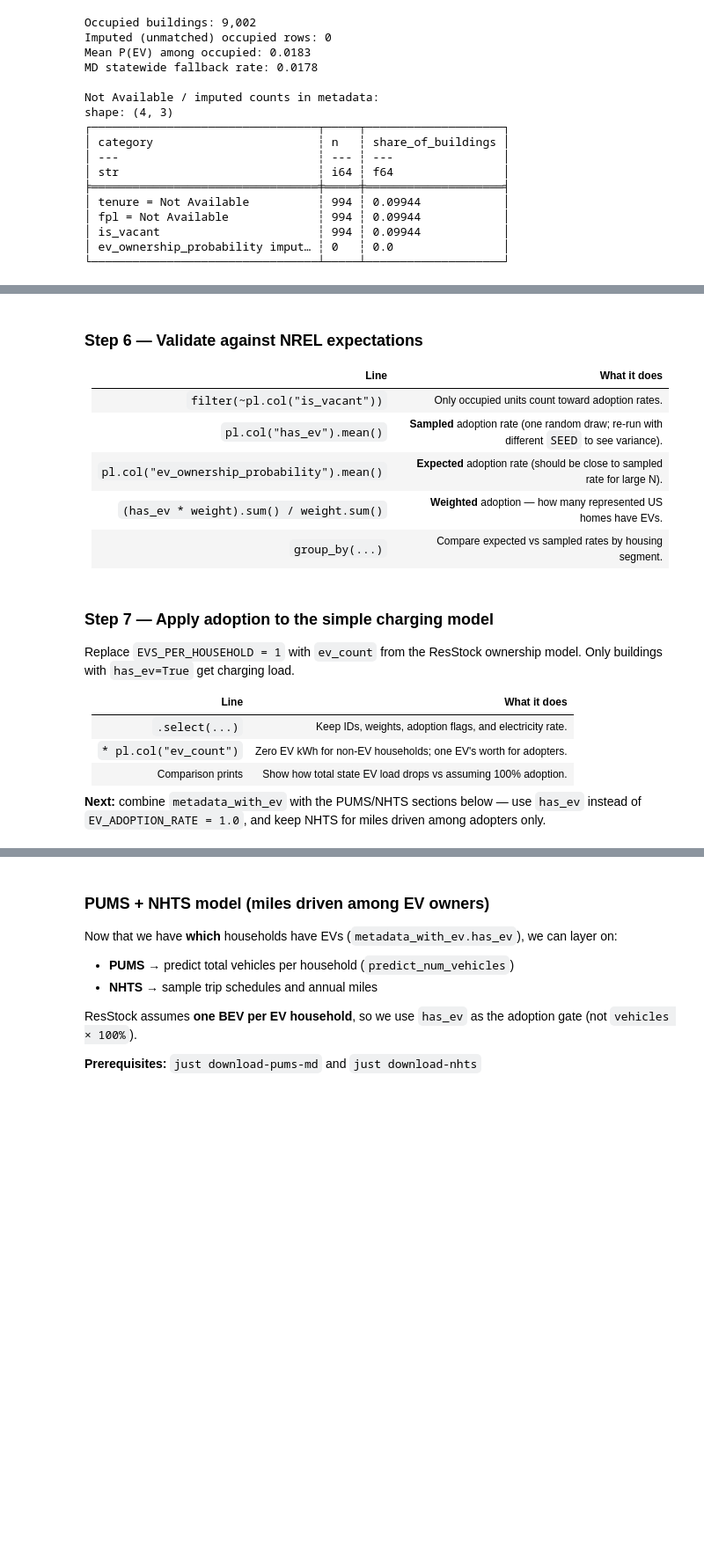
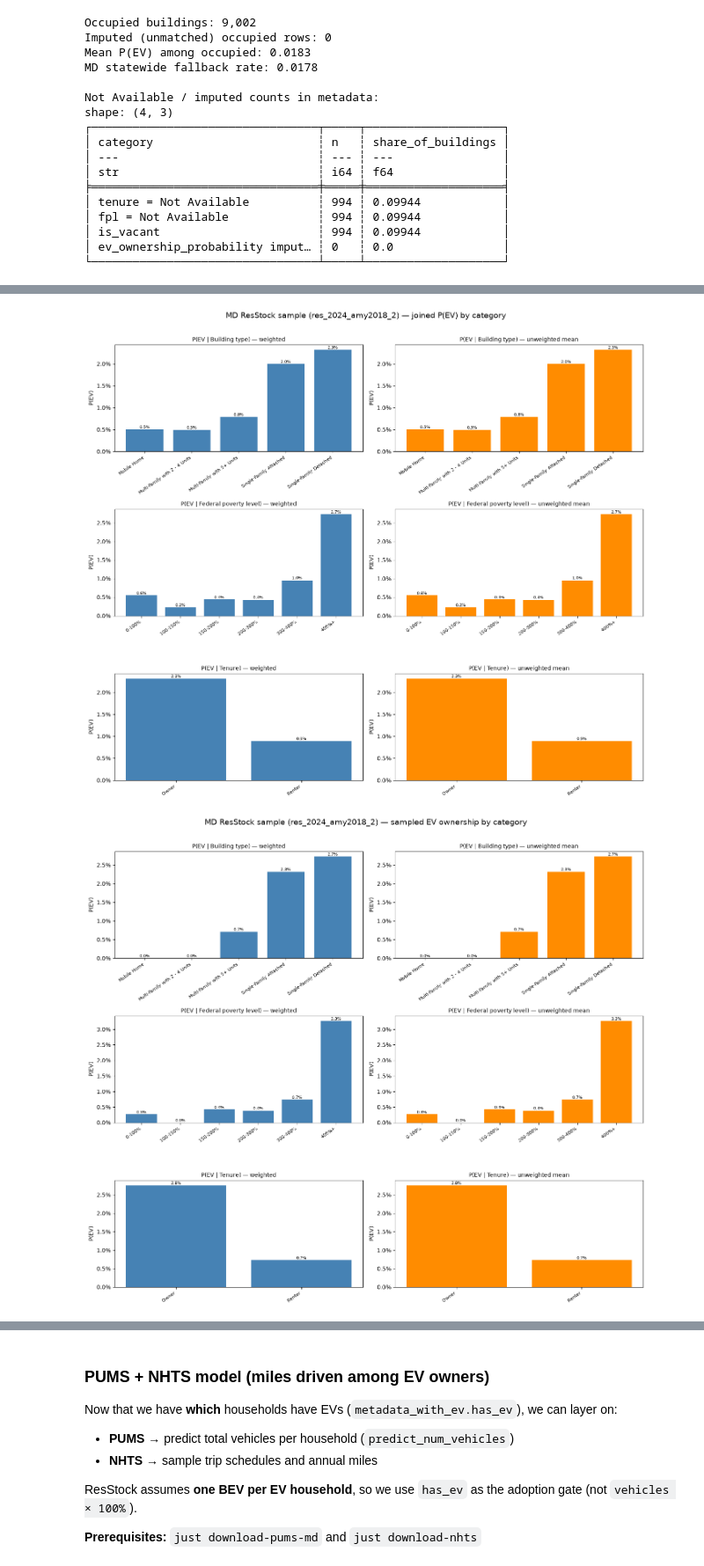
Before and after one commit to switchbox-data/buildstock-fetch, a Jupyter notebook: dev/ev_eda.ipynb, the cells around one changed output, grey strips where cells are left out. Shown at 88% size. Saved outputs shown, nothing was run; the diff lists cells and outputs as text; code cells hidden in the pictures; blank space fills up the shorter version.

```diff
--- a/dev/ev_eda.ipynb
+++ b/dev/ev_eda.ipynb
@@ -775,29 +557,0 @@ $$\text{has\_ev} \sim \text{Bernoulli}(P(\text{EV}))$$
-# %%
-rng = np.random.default_rng(SEED)
-probabilities = metadata_with_prob["ev_ownership_probability"].to_numpy()
-draws = rng.random(probabilities.shape[0])
-has_ev = draws < probabilities
-
-is_vacant = metadata_with_prob["is_vacant"].to_numpy()
-ev_count = np.where(is_vacant, 0, has_ev.astype(np.int8))
-
-metadata_with_ev = metadata_with_prob.with_columns(
-    pl.Series("has_ev", has_ev),
-    pl.Series("ev_count", ev_count),
-)
-
-print(f"Buildings with EV (sampled): {metadata_with_ev['has_ev'].sum():,.0f} / {occupied.height:,} occupied")
-metadata_with_ev.filter(pl.col("has_ev")).select(
-    "bldg_id", "in.county_name", "building_type", "tenure", "fpl",
-    "ev_ownership_probability", "has_ev", "ev_count",
-).head(5)
-# %% [markdown]
-### Step 6 — Validate against NREL expectations
-
-| Line | What it does |
-|------|--------------|
-| `filter(~pl.col("is_vacant"))` | Only occupied units count toward adoption rates. |
-| `pl.col("has_ev").mean()` | **Sampled** adoption rate (one random draw; re-run with different `SEED` to see variance). |
-| `pl.col("ev_ownership_probability").mean()` | **Expected** adoption rate (should be close to sampled rate for large N). |
-| `(has_ev * weight).sum() / weight.sum()` | **Weighted** adoption — how many represented US homes have EVs. |
-| `group_by(...)` | Compare expected vs sampled rates by housing segment. |
@@ -835,12 +557,0 @@ print("\nBy building type (occupied only):")
-# %% [markdown]
-### Step 7 — Apply adoption to the simple charging model
-
-Replace `EVS_PER_HOUSEHOLD = 1` with `ev_count` from the ResStock ownership model. Only buildings with `has_ev=True` get charging load.
-
-| Line | What it does |
-|------|--------------|
-| `.select(...)` | Keep IDs, weights, adoption flags, and electricity rate. |
-| `* pl.col("ev_count")` | Zero EV kWh for non-EV households; one EV's worth for adopters. |
-| Comparison prints | Show how total state EV load drops vs assuming 100% adoption. |
-
-**Next:** combine `metadata_with_ev` with the PUMS/NHTS sections below — use `has_ev` instead of `EV_ADOPTION_RATE = 1.0`, and keep NHTS for miles driven among adopters only.
@@ -880,0 +558,20 @@ ev_model_resstock_adoption.filter(pl.col("has_ev")).head(5)
+# %%
+# Same breakdown on the 2024 MD ResStock sample
+occ_2024_plot = metadata_with_ev.filter(~pl.col("is_vacant"))
+
+plot_ev_probs_by_category(
+    occ_2024_plot,
+    weight_col="weight",
+    prob_col="ev_ownership_probability",
+    title=f"MD ResStock sample ({RELEASE}) — joined P(EV) by category",
+)
+
+plot_ev_probs_by_category(
+    occ_2024_plot,
+    weight_col="weight",
+    prob_col="has_ev",
+    title=f"MD ResStock sample ({RELEASE}) — sampled EV ownership by category",
+)
+# %% [output]
+[figure, added]
+[figure, added]
```
Also changed, not shown: parts of 25 cells of this notebook.
